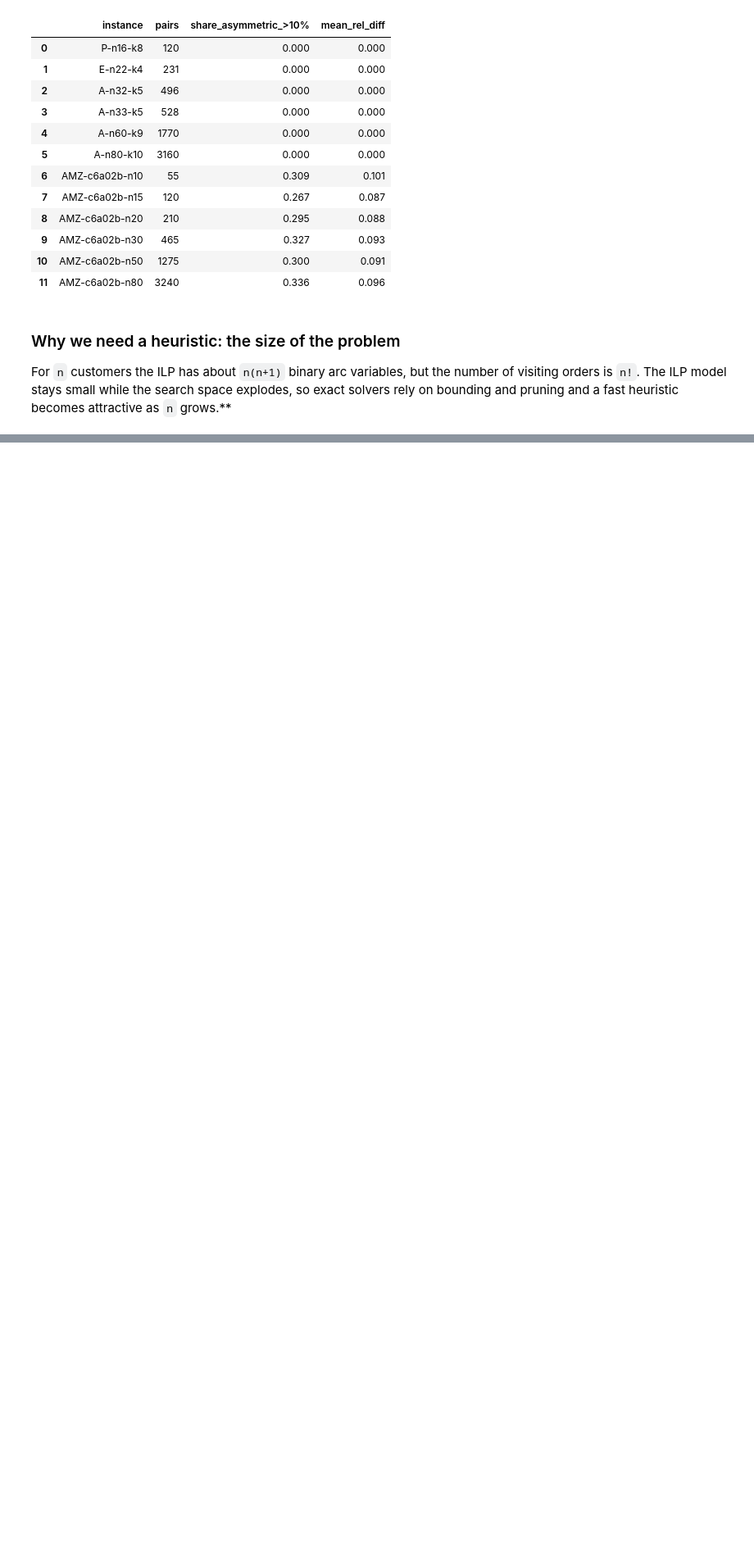
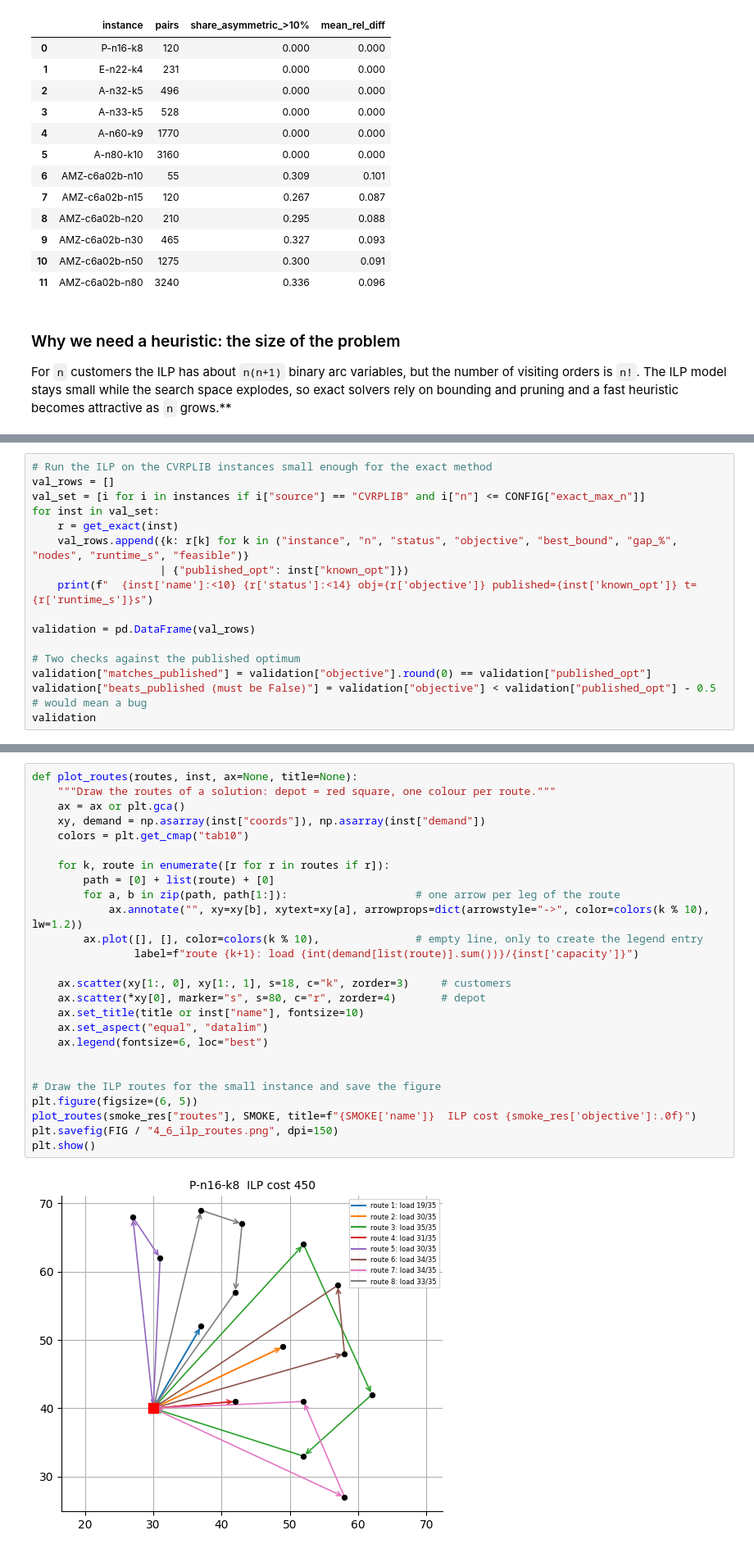
Before and after one commit to Ishara-Mee/IT-5082-OM-Assignment, a Jupyter notebook: IT-5082-OM- CVRP Optimization.ipynb, the cells around one changed output, grey strips where cells are left out. Shown at 82% size. Drawn from its saved outputs; the diff is of its cells as text; blank space fills up the shorter version.

```diff
--- a/IT-5082-OM- CVRP Optimization.ipynb
+++ b/IT-5082-OM- CVRP Optimization.ipynb
@@ -314,0 +536,16 @@ ax.set_title("The ILP stays small, the search space does not"); plt.savefig(FIG
+# %%
+# Run the ILP on the CVRPLIB instances small enough for the exact method
+val_rows = []
+val_set = [i for i in instances if i["source"] == "CVRPLIB" and i["n"] <= CONFIG["exact_max_n"]]
+for inst in val_set:
+    r = get_exact(inst)
+    val_rows.append({k: r[k] for k in ("instance", "n", "status", "objective", "best_bound", "gap_%", "nodes", "runtime_s", "feasible")}
+                    | {"published_opt": inst["known_opt"]})
+    print(f"  {inst['name']:<10} {r['status']:<14} obj={r['objective']} published={inst['known_opt']} t={r['runtime_s']}s")
+
+validation = pd.DataFrame(val_rows)
+
+# Two checks against the published optimum
+validation["matches_published"] = validation["objective"].round(0) == validation["published_opt"]
+validation["beats_published (must be False)"] = validation["objective"] < validation["published_opt"] - 0.5   # would mean a bug
+validation
@@ -314,0 +566,28 @@ ax.set_title("The ILP stays small, the search space does not"); plt.savefig(FIG
+# %%
+def plot_routes(routes, inst, ax=None, title=None):
+    """Draw the routes of a solution: depot = red square, one colour per route."""
+    ax = ax or plt.gca()
+    xy, demand = np.asarray(inst["coords"]), np.asarray(inst["demand"])
+    colors = plt.get_cmap("tab10")
+
+    for k, route in enumerate([r for r in routes if r]):
+        path = [0] + list(route) + [0]
+        for a, b in zip(path, path[1:]):                    # one arrow per leg of the route
+            ax.annotate("", xy=xy[b], xytext=xy[a], arrowprops=dict(arrowstyle="->", color=colors(k % 10), lw=1.2))
+        ax.plot([], [], color=colors(k % 10),               # empty line, only to create the legend entry
+                label=f"route {k+1}: load {int(demand[list(route)].sum())}/{inst['capacity']}")
+
+    ax.scatter(xy[1:, 0], xy[1:, 1], s=18, c="k", zorder=3)     # customers
+    ax.scatter(*xy[0], marker="s", s=80, c="r", zorder=4)       # depot
+    ax.set_title(title or inst["name"], fontsize=10)
+    ax.set_aspect("equal", "datalim")
+    ax.legend(fontsize=6, loc="best")
+
+
+# Draw the ILP routes for the small instance and save the figure
+plt.figure(figsize=(6, 5))
+plot_routes(smoke_res["routes"], SMOKE, title=f"{SMOKE['name']}  ILP cost {smoke_res['objective']:.0f}")
+plt.savefig(FIG / "4_6_ilp_routes.png", dpi=150)
+plt.show()
+# %% [output]
+[figure, added]
```
Also changed, not shown: parts of 15 cells of this notebook, 4 other files.
